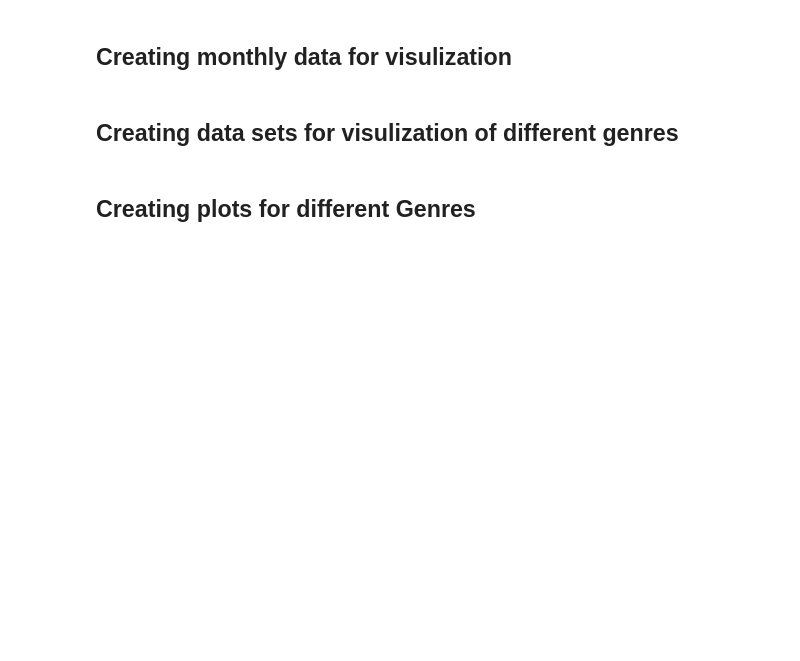
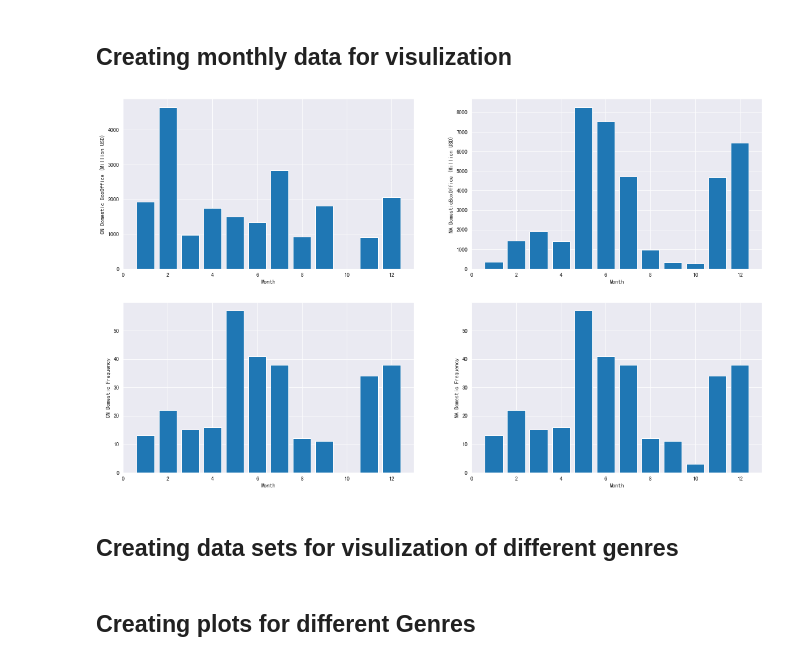
Before and after one commit to quciet/DU_COMP4447_project, a Jupyter notebook: Final_Project_Codes_Combined.ipynb, the cells around one changed output. Cells and saved outputs as stored; diff of their text form; code cells hidden in the pictures; blank space fills up the shorter version.

```diff
--- a/Final_Project_Codes_Combined.ipynb
+++ b/Final_Project_Codes_Combined.ipynb
@@ -343,6 +361,5 @@ dt_merged.head()
 # Data Manipulation & Analysis
 # %%
 ### read the data
-dt=pd.read_csv("raw_final_data.csv")
+dt=pd.read_csv("data/raw_final_data.csv")
 dt=dt.drop(dt.columns[0], axis=1)
-dt.head()
@@ -348,0 +388,6 @@ dt.head()
+# %%
+## some null values could be manually fixed
+# dt[dt.NameEng.isna()]
+dt.loc[185,"NameEng"]=2012
+# double check
+dt.loc[185]
@@ -411,3 +492,9 @@ dt.AwardDetail=AwardDetail
 dt.AwardSummary=AwardSummary
 # %% [markdown]
 ## There is a missing value in the Runtime that can be manually corrected
+# %%
+## Runtime to int
+dt.Runtime=dt.Runtime.apply(lambda x: re.sub(r"分钟","",x))
+## double check
+check=dt.Runtime.apply(lambda x: re.sub(r"\d+",'0',x))
+check[check!="0"]
@@ -463,14 +592,13 @@ dt.dtypes
 ### Use the following to figure out the settings
 # %%
 ## figuring out chinese output in matplot
+# matplotlib.matplotlib_fname()
 import matplotlib
-# matplotlib.matplotlib_fname()
-import matplotlib.pyplot as plt
 from matplotlib.font_manager import _rebuild
 _rebuild()
 import matplotlib.pyplot as plt
-mpl.rcParams['font.sans-serif'] = ['SimHei']
-mpl.rcParams['font.serif'] = ['SimHei']
+matplotlib.rcParams['font.sans-serif'] = ['SimHei']
+matplotlib.rcParams['font.serif'] = ['SimHei']
 import seaborn as sns
 sns.set_style("darkgrid",{"font.sans-serif":['simhei', 'Arial']})
 # %% [markdown]
@@ -537,21 +668,24 @@ for m in dt_na_month_sep.Month.unique():
 # %%
 ## show the plots for Monthly data between China & North America
 f, ax = plt.subplots(nrows=2, ncols=2, figsize=(20,12))
 ax[0][0].bar(x="Month", height="Month_money",data=dt_cn_month)
 ax[0][0].set_ylabel('CN Domestic BoxOffice (Million USD)')
 ax[0][0].set_xlabel('Month')
 
 ax[0][1].bar(x="Month", height="Month_money",data=dt_na_month)
-ax[0][1].set_ylabel('NA GlobalBoxOffice (Million USD)')
+ax[0][1].set_ylabel('NA DomesticBoxOffice (Million USD)')
 ax[0][1].set_xlabel('Month')
 
 ax[1][0].bar(x="Month", height="Month_count",data=dt_cn_month)
-ax[1][0].set_ylabel('CN Domestic Frequency (Million USD)')
+ax[1][0].set_ylabel('CN Domestic Frequency')
 ax[1][0].set_xlabel('Month')
 
 ax[1][1].bar(x="Month", height="Month_count",data=dt_na_month)
-ax[1][1].set_ylabel('NA Domestic Frequency (Million USD)')
+ax[1][1].set_ylabel('NA Domestic Frequency')
 ax[1][1].set_xlabel('Month')
+plt.savefig('img/bar_month.png')
+# %% [output]
+[figure, added]
 # %% [markdown]
 ## Creating data sets for visulization of different genres
 # %%
```
Also changed, not shown: parts of 35 cells of this notebook, 31 other files.
